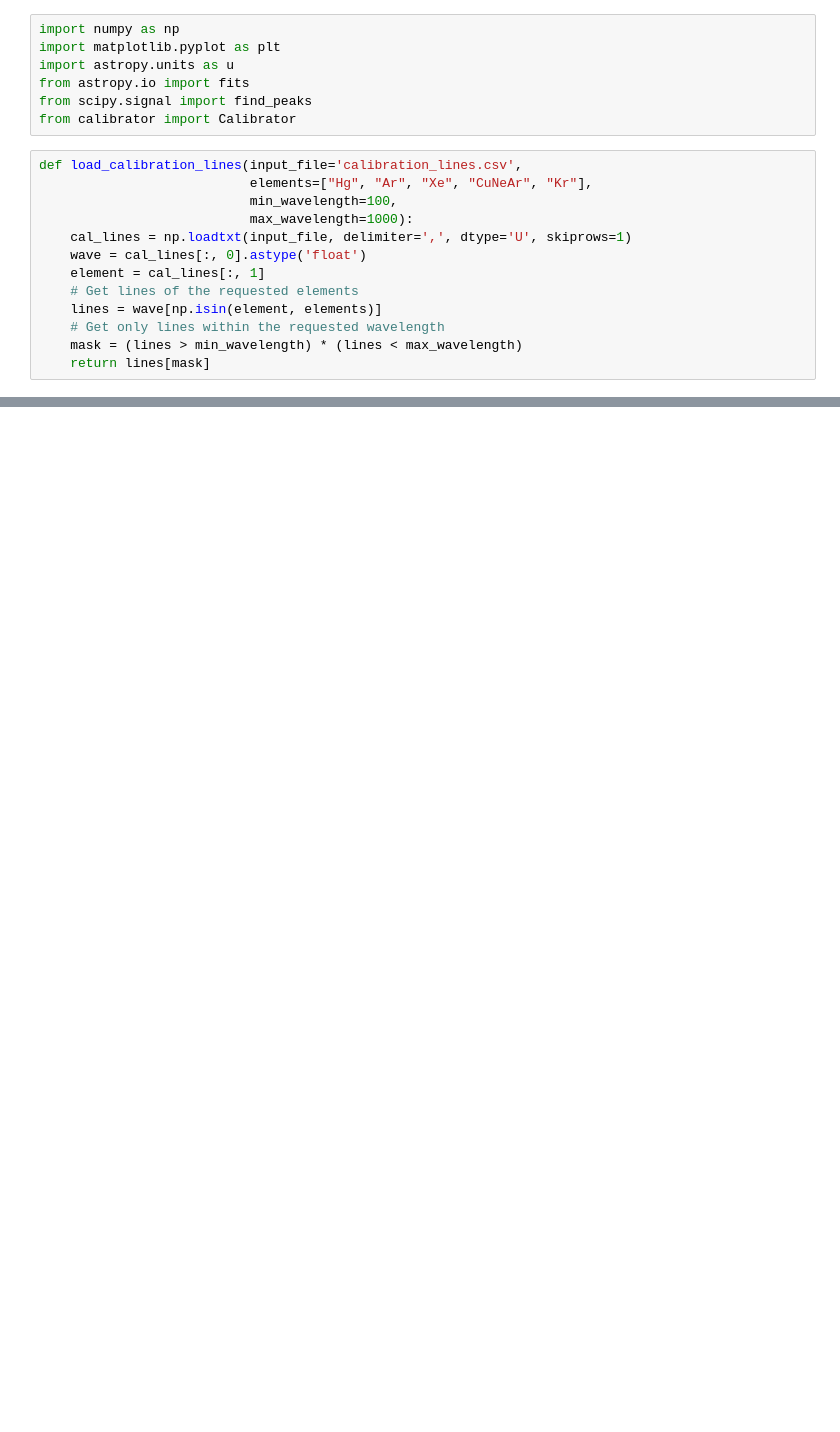
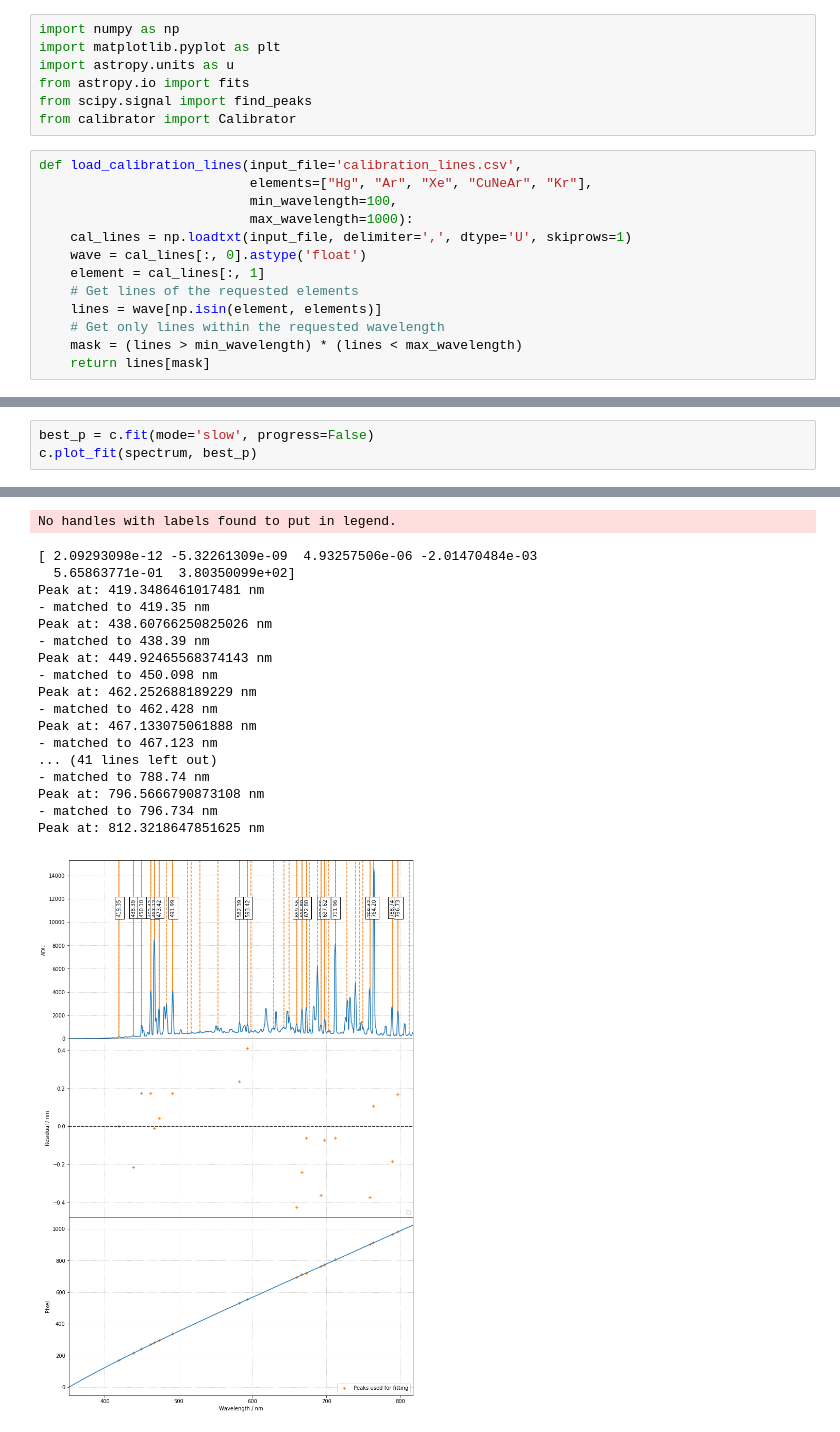
Before and after one commit to jveitchmichaelis/rascal, a Jupyter notebook: calibration_test.ipynb, the cells around one changed output, grey strips where cells are left out. Cells and saved outputs as stored; diff of their text form; blank space fills up the shorter version.

```diff
--- a/calibration_test.ipynb
+++ b/calibration_test.ipynb
@@ -102,0 +123,4 @@ Peak at: 802.1377286881498 nm
+# %%
+best_p = c.fit(mode='slow', progress=False)
+c.plot_fit(spectrum, best_p)
+# %% [output]
@@ -102,0 +145,19 @@ Peak at: 802.1377286881498 nm
+No handles with labels found to put in legend.
+[ 2.09293098e-12 -5.32261309e-09  4.93257506e-06 -2.01470484e-03
+  5.65863771e-01  3.80350099e+02]
+Peak at: 419.3486461017481 nm
+- matched to 419.35 nm
+Peak at: 438.60766250825026 nm
+- matched to 438.39 nm
+Peak at: 449.92465568374143 nm
+- matched to 450.098 nm
+Peak at: 462.252688189229 nm
+- matched to 462.428 nm
+Peak at: 467.133075061888 nm
+- matched to 467.123 nm
+... (41 lines left out)
+- matched to 788.74 nm
+Peak at: 796.5666790873108 nm
+- matched to 796.734 nm
+Peak at: 812.3218647851625 nm
+[figure, added]
```
Also changed, not shown: parts of 5 cells of this notebook, 2 other files.
